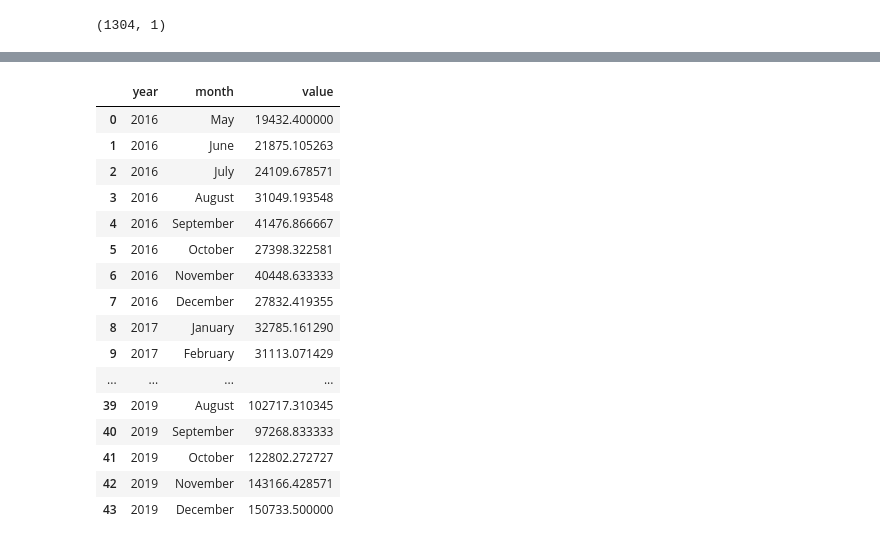
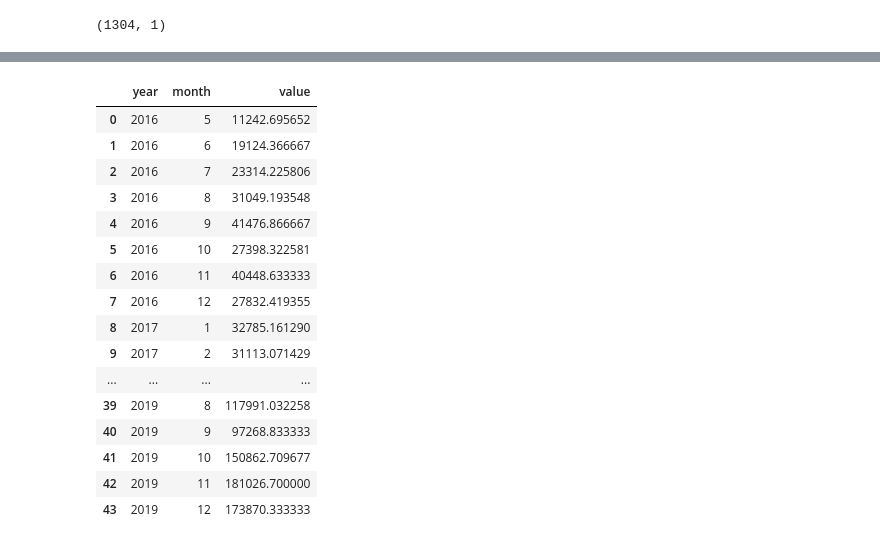
Before and after one commit to YosefGuevara012/Page-View-Time-Series-Visualizer, a Jupyter notebook: test_time_series.ipynb, the cells around one changed output, grey strips where cells are left out. Saved outputs shown, nothing was run; the diff lists cells and outputs as text; code cells hidden in the pictures.

```diff
--- a/test_time_series.ipynb
+++ b/test_time_series.ipynb
@@ -14,11 +13,11 @@ df.shape
 q_1 = df["value"].quantile(q=0.025)
 q_2 = df["value"].quantile(q=0.975)
 
-df = df[(df["value"] > q_1) & (df["value"] < q_2)]
+df2 = df[(df["value"] > q_1) & (df["value"] < q_2)]
 
 print(df.shape)
 
-df.plot(color = "red", legend = False)
+df2.plot(color = "red", legend = False)
 plt.title("Daily freeCodeCamp Forum Page Views 5/2016-12/2019")
 plt.xlabel("Date")
 plt.ylabel("Page Views")
@@ -29,26 +71,26 @@ plt.show()
 # %%
 # draw bar_plot
 
 df["year"] = pd.DatetimeIndex(df.index).year
-df["month"] = pd.DatetimeIndex(df.index).month_name()
+df["month"] = pd.DatetimeIndex(df.index).month
 df2 = df.groupby(["year","month"], sort = False).mean().reset_index()
 
 df2
 # %% [output]
 |  | year | month | value |
-| 0 | 2016 | May | 19432.400000 |
-| 1 | 2016 | June | 21875.105263 |
-| 2 | 2016 | July | 24109.678571 |
-| 3 | 2016 | August | 31049.193548 |
-| 4 | 2016 | September | 41476.866667 |
-| 5 | 2016 | October | 27398.322581 |
-| 6 | 2016 | November | 40448.633333 |
-| 7 | 2016 | December | 27832.419355 |
-| 8 | 2017 | January | 32785.161290 |
-| 9 | 2017 | February | 31113.071429 |
+| 0 | 2016 | 5 | 11242.695652 |
+| 1 | 2016 | 6 | 19124.366667 |
+| 2 | 2016 | 7 | 23314.225806 |
+| 3 | 2016 | 8 | 31049.193548 |
+| 4 | 2016 | 9 | 41476.866667 |
+| 5 | 2016 | 10 | 27398.322581 |
+| 6 | 2016 | 11 | 40448.633333 |
+| 7 | 2016 | 12 | 27832.419355 |
+| 8 | 2017 | 1 | 32785.161290 |
+| 9 | 2017 | 2 | 31113.071429 |
 | ... | ... | ... | ... |
-| 39 | 2019 | August | 102717.310345 |
-| 40 | 2019 | September | 97268.833333 |
-| 41 | 2019 | October | 122802.272727 |
-| 42 | 2019 | November | 143166.428571 |
-| 43 | 2019 | December | 150733.500000 |
+| 39 | 2019 | 8 | 117991.032258 |
+| 40 | 2019 | 9 | 97268.833333 |
+| 41 | 2019 | 10 | 150862.709677 |
+| 42 | 2019 | 11 | 181026.700000 |
+| 43 | 2019 | 12 | 173870.333333 |
```
Also changed, not shown: parts of 14 cells of this notebook.
